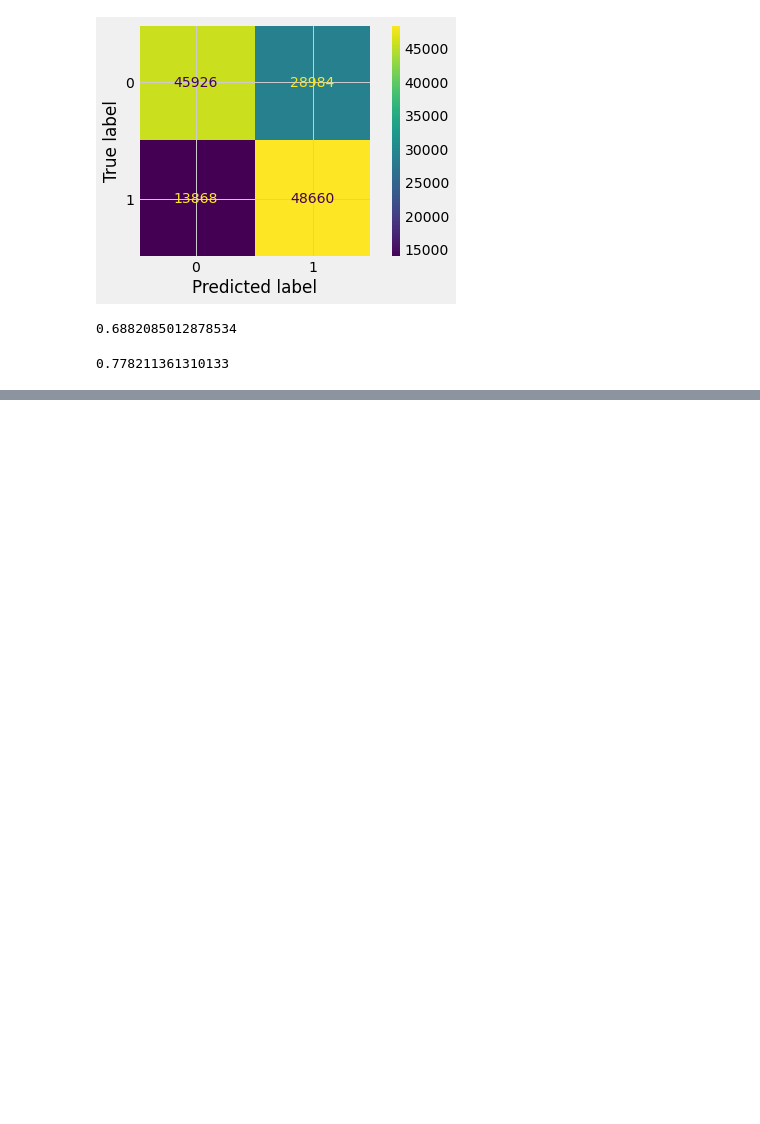
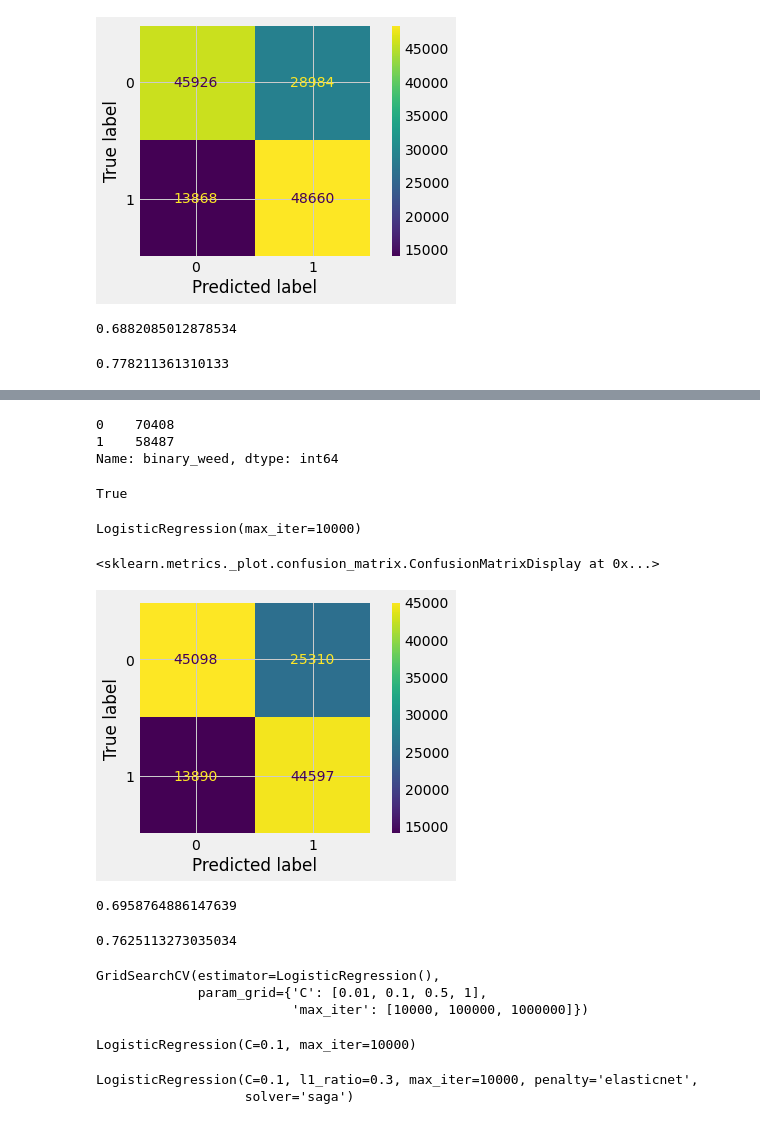
Before and after one commit to Luv2bnanook44/capstone_flatiron, a Jupyter notebook: final_notebook.ipynb, the cells around one changed output, grey strips where cells are left out. Drawn from its saved outputs; the diff is of its cells as text; code cells hidden in the pictures; blank space fills up the shorter version.

Commit message:
Tried more models and drug_binary target

```diff
--- a/final_notebook.ipynb
+++ b/final_notebook.ipynb
@@ -261,0 +337,40 @@ recall_score(y_train, y_pred_tr, pos_label='1')
+# %%
+ohe = OneHotEncoder(sparse=False)
+
+X_tr_cat = X_train.drop(labels='sampling_weight', axis=1)
+X_te_cat = X_test.drop(labels='sampling_weight', axis=1)
+
+X_tr_ohe = pd.DataFrame(ohe.fit_transform(X_tr_cat), columns=ohe.get_feature_names())
+X_te_ohe = pd.DataFrame(ohe.transform(X_te_cat), columns=ohe.get_feature_names())
+# %%
+ss = StandardScaler()
+
+X_tr_num = np.array(X_train.sampling_weight).reshape(-1,1)
+X_te_num = np.array(X_test.sampling_weight).reshape(-1,1)
+
+X_tr_sc = pd.DataFrame(ss.fit_transform(X_tr_num), columns=['sampling_weight'])
+X_te_sc = pd.DataFrame(ss.transform(X_te_num), columns=['sampling_weight'])
+# %%
+X_train_pp = pd.concat([X_tr_ohe, X_tr_sc], axis=1)
+X_te_pp = pd.concat([X_te_ohe, X_te_sc], axis=1)
+# %%
+y_train.value_counts()
+# %% [output]
+0    70408
+1    58487
+Name: binary_weed, dtype: int64
+# %%
+len(X_train_pp)==len(y_train)
+# %% [output]
+True
+# %%
+lr = LogisticRegression(max_iter=10000)
+
+lr.fit(X_train_pp, y_train.astype(int))
+# %% [output]
+LogisticRegression(max_iter=10000)
+# %%
+plot_confusion_matrix(lr, X_train_pp, y_train.astype(int))
+# %% [output]
+<sklearn.metrics._plot.confusion_matrix.ConfusionMatrixDisplay at 0x...>
+[figure, added]
@@ -261,0 +379,8 @@ recall_score(y_train, y_pred_tr, pos_label='1')
+# %%
+accuracy_score(y_train.astype(int), y_pred_tr)
+# %% [output]
+0.6958764886147639
+# %%
+recall_score(y_train.astype(int), y_pred_tr)
+# %% [output]
+0.7625113273035034
@@ -261,0 +393,10 @@ recall_score(y_train, y_pred_tr, pos_label='1')
+# %%
+gs.fit(X_train_pp, y_train.astype(int))
+# %% [output]
+GridSearchCV(estimator=LogisticRegression(),
+             param_grid={'C': [0.01, 0.1, 0.5, 1],
+                         'max_iter': [10000, 100000, 1000000]})
+# %%
+gs.best_estimator_
+# %% [output]
+LogisticRegression(C=0.1, max_iter=10000)
@@ -261,0 +408,7 @@ recall_score(y_train, y_pred_tr, pos_label='1')
+# %%
+lr = LogisticRegression(**bp)
+
+lr.fit(X_train_pp, y_train.astype(int))
+# %% [output]
+LogisticRegression(C=0.1, l1_ratio=0.3, max_iter=10000, penalty='elasticnet',
+                   solver='saga')
```
Also changed, not shown: parts of 188 cells of this notebook.
